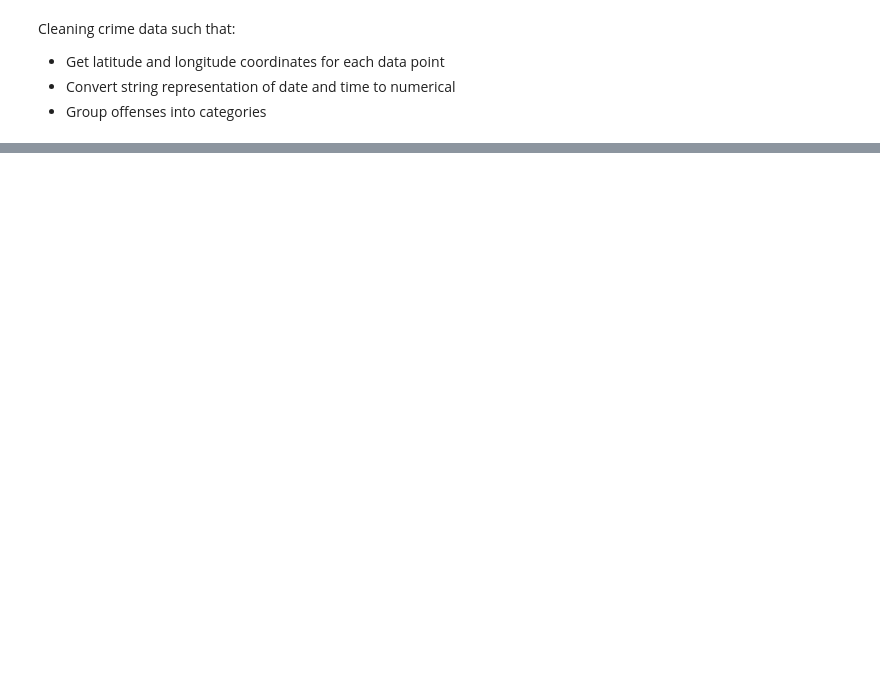
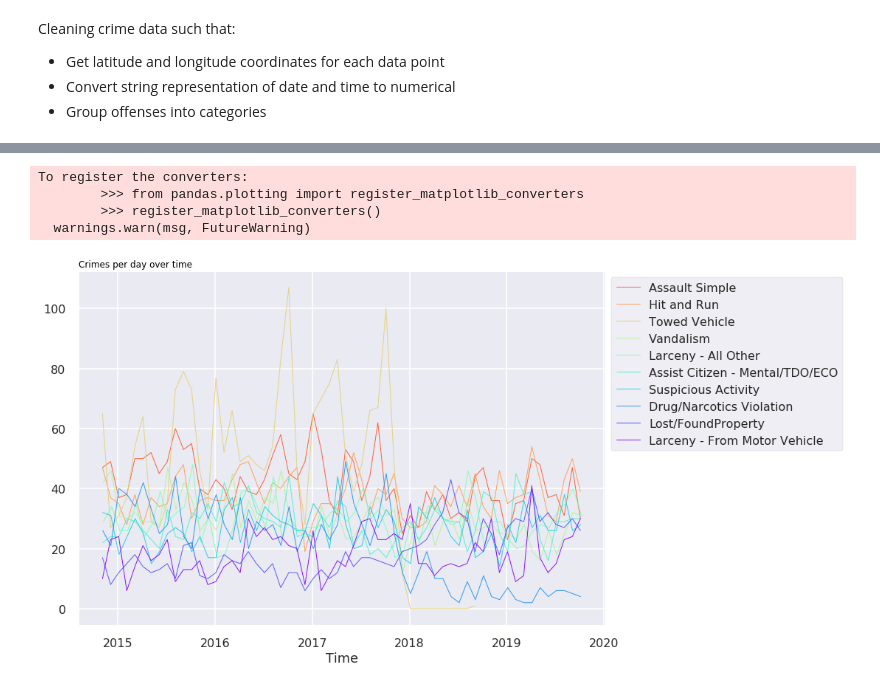
Before and after one commit to auhcheng/cville-crime, a Jupyter notebook: ML4VA_Cleaning_Crime_Data.ipynb, the cells around one changed output, grey strips where cells are left out. Drawn from its saved outputs; the diff is of its cells as text; code cells hidden in the pictures; blank space fills up the shorter version.

Commit message:
crime preprocessing 11.3

```diff
--- a/ML4VA_Cleaning_Crime_Data.ipynb
+++ b/ML4VA_Cleaning_Crime_Data.ipynb
@@ -116,0 +49,19 @@ SyntaxError: ignored
+# %%
+# DOWNLOAD DATA & EVALUATE
+
+# Download data
+csv_url = 'https://opendata.arcgis.com/datasets/d1877e350fad45d192d233d2b2600156_6.csv'
+# Convert string representations of data and time to timestamps (UTC time)
+crime_df = pd.read_csv(csv_url, parse_dates=['DateReported'])
+
+# Decide what to cut:
+print("Available columns", crime_df.columns)
+vals, counts = np.unique(crime_df['RecordID'], return_counts=True)
+print("RecordID all unique values, doesn't tell anything:", np.all(counts == 1))
+print("Agency is just CPD, doesn't tell us anything", np.unique(crime_df['Agency']))
+vals, counts = np.unique(crime_df['IncidentID'], return_counts=True)
+print("IncidentID are all unique, doesn't tell us anything", np.all(counts == 1))
+print("HourReported is redundant - information already recorded in DateReported")
+print("Conclusion: safe to remove RecordID, Agency, IncidentID")
+# Cut unnecessary values
+crime_df = crime_df.drop(columns=['RecordID', 'Agency', 'IncidentID', 'HourReported'])
@@ -116,0 +102,34 @@ SyntaxError: ignored
+# %%
+# PLOT
+# Numbers to use as references for plotting over time
+time_dict = {"day" : 1440, "week" : 10080, "month" : 43829, "year": 525600}
+
+# Generate a plot depending on the time frame
+# time - dictionary key indicating unit of time to bin by
+# crimes_to_plot - dataframe grouped by type of crime
+def plot_by_time(time, crimes_to_plot = crime_list[0:10,0]):
+  time_offset = pd.offsets.Minute(time_dict[time])
+  # style
+  plt.style.use('seaborn-poster')
+  # create a color palette
+  palette = plt.get_cmap('rainbow')
+  # multiple line plot
+  num = 0.99
+  for crime in crimes_to_plot:
+    num = num - 0.99 / crimes_to_plot.size
+    plt.plot(grouped_crime_df.loc[crime].resample(time_offset, on='DateReported')['Offense'].count(),
+            marker='', color=palette(num), linewidth=1, alpha=0.9, label=crime)
+  # Add legend
+  plt.legend(bbox_to_anchor=(1.0, 1), loc='upper left', ncol=1)
+  # Add titles
+  plt.title("Crimes per day over time", loc='left', fontsize=12, fontweight=0, color='black')
+  plt.xlabel("Time")
+
+# plot top 10 most frequent
+plot_by_time('month')
+# %% [output]
+To register the converters:
+        >>> from pandas.plotting import register_matplotlib_converters
+        >>> register_matplotlib_converters()
+  warnings.warn(msg, FutureWarning)
+[figure, added]
```
Also changed, not shown: parts of 8 cells of this notebook.
